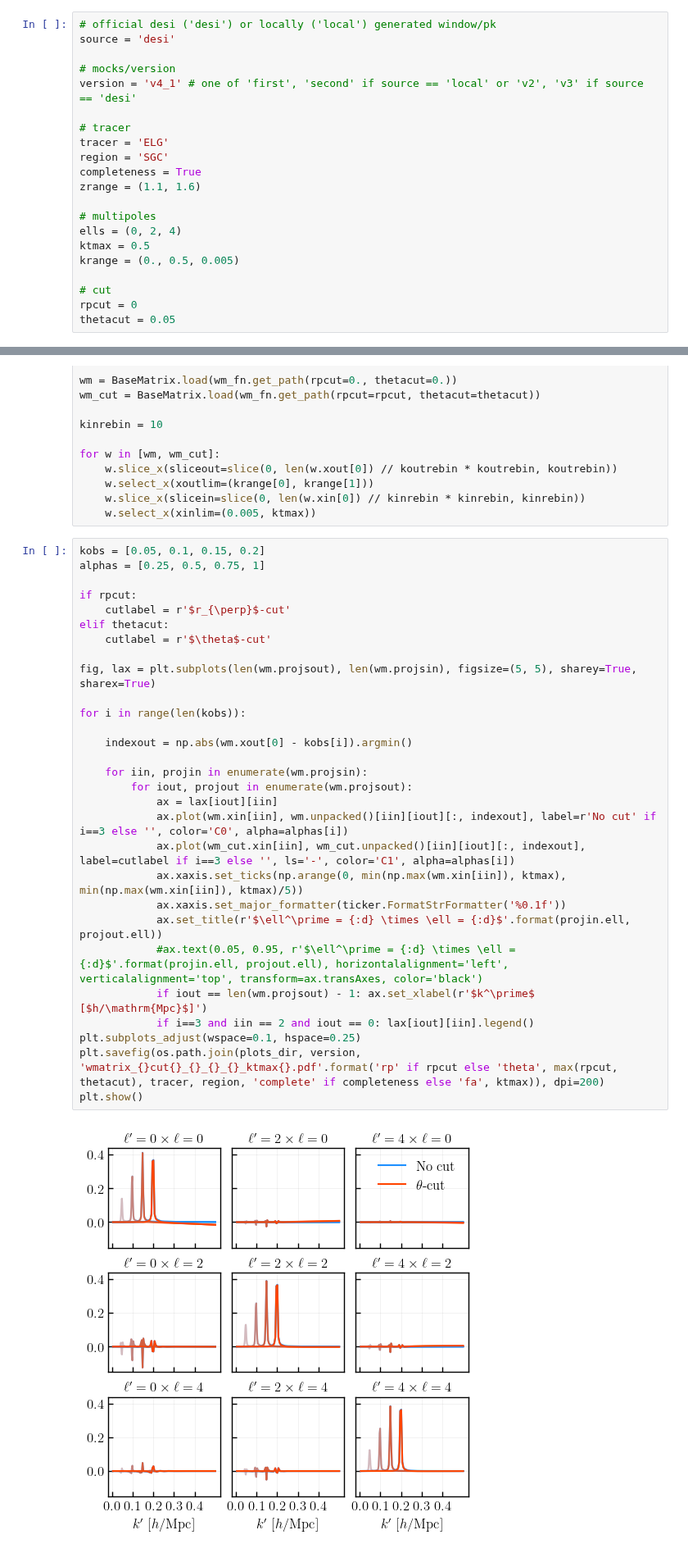
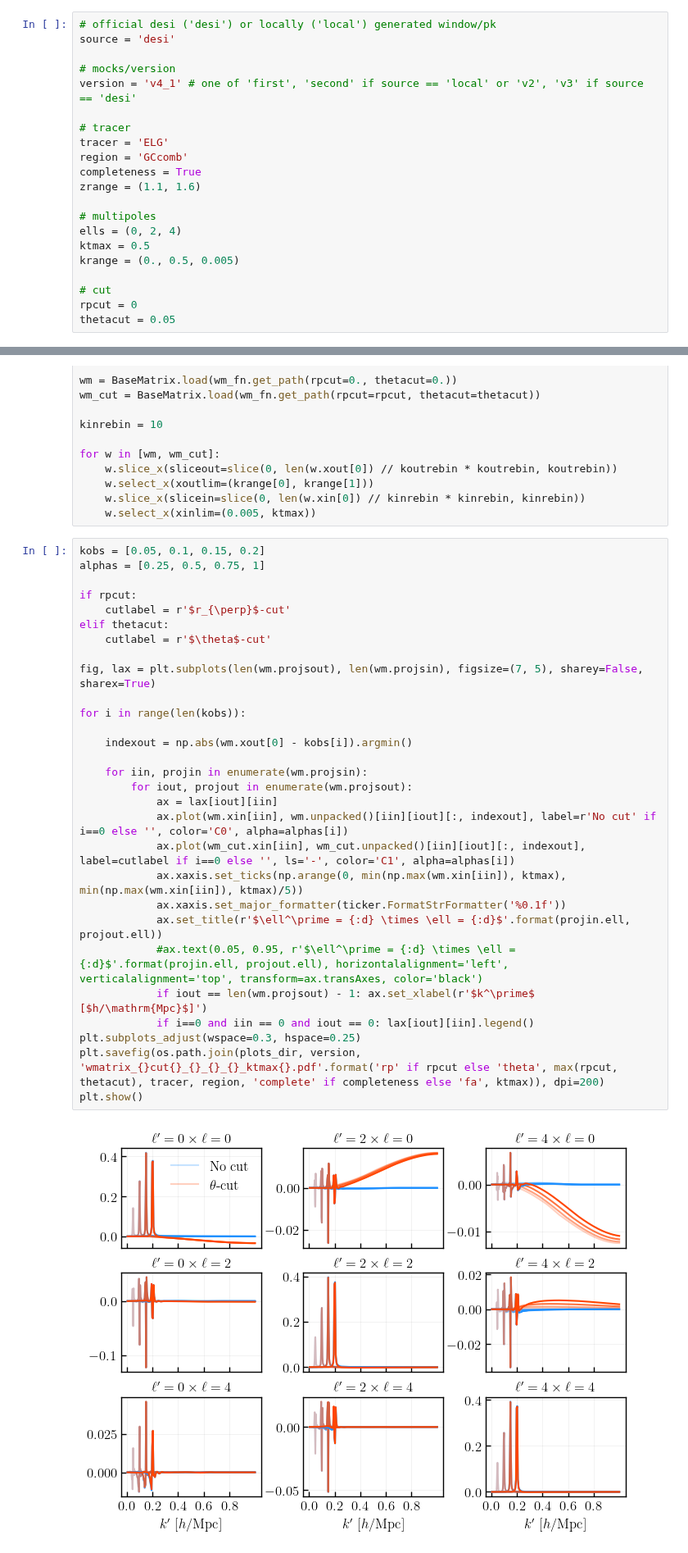
Before and after one commit to mathildepinon/desi-fiber-collisions, a Jupyter notebook: nb/wmatrix_plots.ipynb, the cells around one changed output, grey strips where cells are left out. Shown at 82% size. Cells and saved outputs as stored; diff of their text form.

```diff
--- a/nb/wmatrix_plots.ipynb
+++ b/nb/wmatrix_plots.ipynb
@@ -31,7 +31,7 @@ version = 'v4_1' # one of 'first', 'second' if source == 'local' or 'v2', 'v3' i
 
 # tracer
 tracer = 'ELG'
-region = 'SGC'
+region = 'GCcomb'
 completeness = True
 zrange = (1.1, 1.6)
 
@@ -72,34 +72,34 @@ for w in [wm, wm_cut]:
 # %%
 kobs = [0.05, 0.1, 0.15, 0.2]
 alphas = [0.25, 0.5, 0.75, 1]
 
 if rpcut:
     cutlabel = r'$r_{\perp}$-cut'
 elif thetacut:
     cutlabel = r'$\theta$-cut'
 
-fig, lax = plt.subplots(len(wm.projsout), len(wm.projsin), figsize=(5, 5), sharey=True, sharex=True)
+fig, lax = plt.subplots(len(wm.projsout), len(wm.projsin), figsize=(7, 5), sharey=False, sharex=True)
 
 for i in range(len(kobs)):
 
     indexout = np.abs(wm.xout[0] - kobs[i]).argmin()
 
     for iin, projin in enumerate(wm.projsin):
         for iout, projout in enumerate(wm.projsout):
             ax = lax[iout][iin]
-            ax.plot(wm.xin[iin], wm.unpacked()[iin][iout][:, indexout], label=r'No cut' if i==3 else '', color='C0', alpha=alphas[i])
-            ax.plot(wm_cut.xin[iin], wm_cut.unpacked()[iin][iout][:, indexout], label=cutlabel if i==3 else '', ls='-', color='C1', alpha=alphas[i])
+            ax.plot(wm.xin[iin], wm.unpacked()[iin][iout][:, indexout], label=r'No cut' if i==0 else '', color='C0', alpha=alphas[i])
+            ax.plot(wm_cut.xin[iin], wm_cut.unpacked()[iin][iout][:, indexout], label=cutlabel if i==0 else '', ls='-', color='C1', alpha=alphas[i])
             ax.xaxis.set_ticks(np.arange(0, min(np.max(wm.xin[iin]), ktmax), min(np.max(wm.xin[iin]), ktmax)/5))
             ax.xaxis.set_major_formatter(ticker.FormatStrFormatter('%0.1f'))
             ax.set_title(r'$\ell^\prime = {:d} \times \ell = {:d}$'.format(projin.ell, projout.ell))
             #ax.text(0.05, 0.95, r'$\ell^\prime = {:d} \times \ell = {:d}$'.format(projin.ell, projout.ell), horizontalalignment='left', verticalalignment='top', transform=ax.transAxes, color='black')
             if iout == len(wm.projsout) - 1: ax.set_xlabel(r'$k^\prime$ [$h/\mathrm{Mpc}$]')
-            if i==3 and iin == 2 and iout == 0: lax[iout][iin].legend()
-plt.subplots_adjust(wspace=0.1, hspace=0.25)
+            if i==0 and iin == 0 and iout == 0: lax[iout][iin].legend()
+plt.subplots_adjust(wspace=0.3, hspace=0.25)
 plt.savefig(os.path.join(plots_dir, version, 'wmatrix_{}cut{}_{}_{}_{}_ktmax{}.pdf'.format('rp' if rpcut else 'theta', max(rpcut, thetacut), tracer, region, 'complete' if completeness else 'fa', ktmax)), dpi=200)
 plt.show()
 # %% [output]
-[figure, old version]
+[figure, new version]
 # %%
 diff = [[a_cut - a for a, a_cut in zip(b, b_cut)] for b, b_cut in zip(wm.unpacked(), wm_cut.unpacked())]
 
```
Also changed, not shown: parts of 1 cell of this notebook, 14 other files.
